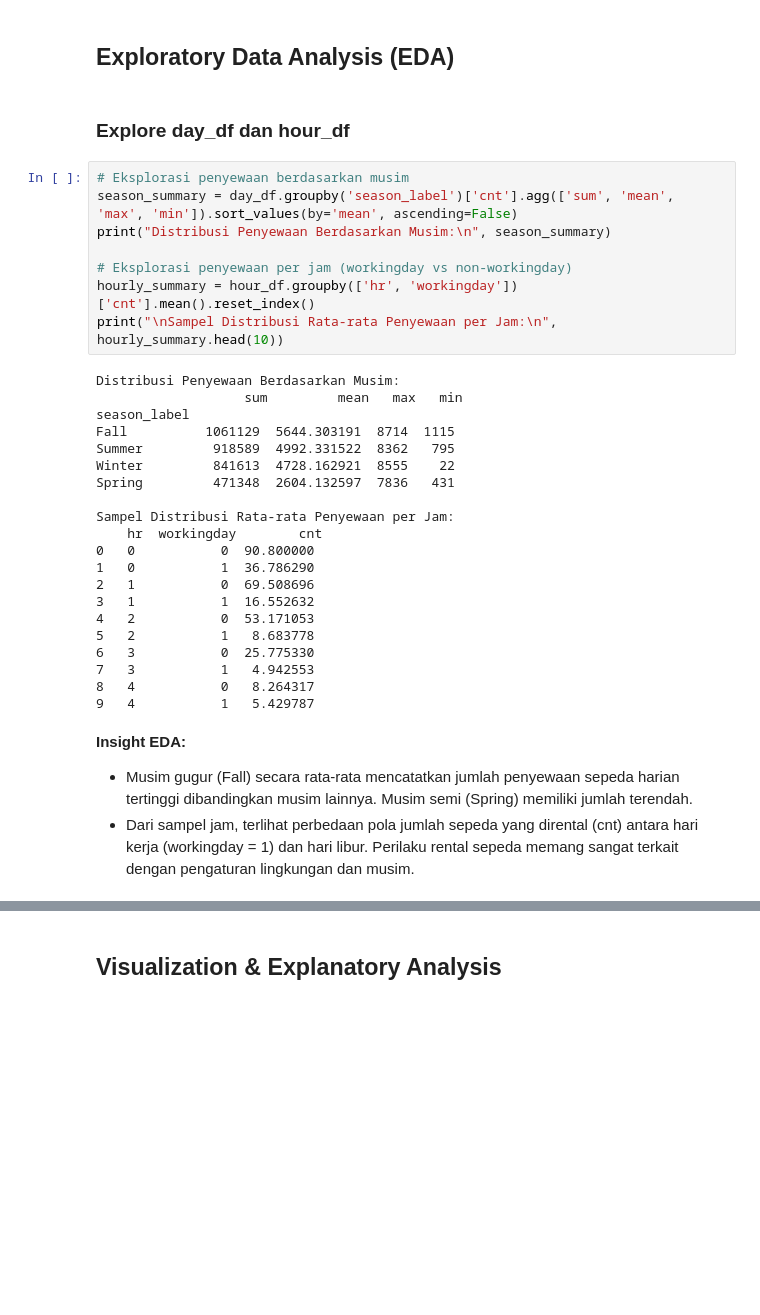
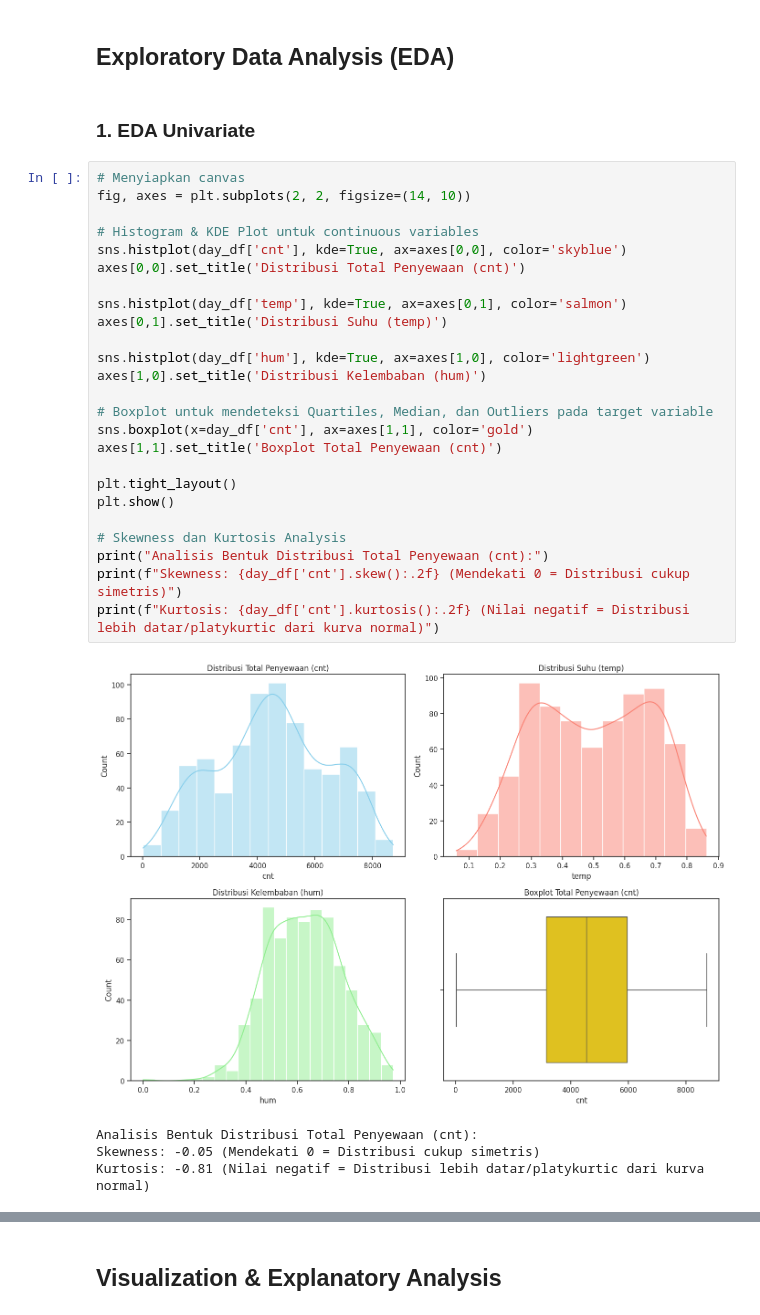
Before and after one commit to AlbertSanggam-231401034/Proyek-Analisis-Data_Albert, a Jupyter notebook: Proyek_Analisis_Data_Albert_Sanggam_Nalom_Sinurat.ipynb, the cells around one changed output, grey strips where cells are left out. Drawn from its saved outputs; the diff is of its cells as text; blank space fills up the shorter version.

```diff
--- a/Proyek_Analisis_Data_Albert_Sanggam_Nalom_Sinurat.ipynb
+++ b/Proyek_Analisis_Data_Albert_Sanggam_Nalom_Sinurat.ipynb
@@ -108,38 +112,35 @@ print(day_df[['dteday', 'season_label', 'weather_label']].head())
 - Kolom kategorikal telah dipetakan dari angka menjadi representasi tekstualnya sesuai dengan informasi dataset, seperti cuaca 1 untuk cuaca cerah dan 4 untuk cuaca ekstrem.
 # %% [markdown]
 ## Exploratory Data Analysis (EDA)
-# %% [markdown]
-### Explore day_df dan hour_df
-# %%
-# Eksplorasi penyewaan berdasarkan musim
-season_summary = day_df.groupby('season_label')['cnt'].agg(['sum', 'mean', 'max', 'min']).sort_values(by='mean', ascending=False)
-print("Distribusi Penyewaan Berdasarkan Musim:\n", season_summary)
-
-# Eksplorasi penyewaan per jam (workingday vs non-workingday)
-hourly_summary = hour_df.groupby(['hr', 'workingday'])['cnt'].mean().reset_index()
-print("\nSampel Distribusi Rata-rata Penyewaan per Jam:\n", hourly_summary.head(10))
-# %% [output]
-Distribusi Penyewaan Berdasarkan Musim:
-                   sum         mean   max   min
-season_label
-Fall          1061129  5644.303191  8714  1115
-Summer         918589  4992.331522  8362   795
-Winter         841613  4728.162921  8555    22
-Spring         471348  2604.132597  7836   431
-
-Sampel Distribusi Rata-rata Penyewaan per Jam:
-    hr  workingday        cnt
-0   0           0  90.800000
-1   0           1  36.786290
-2   1           0  69.508696
-3   1           1  16.552632
-4   2           0  53.171053
-5   2           1   8.683778
-6   3           0  25.775330
-7   3           1   4.942553
-8   4           0   8.264317
-9   4           1   5.429787
-# %% [markdown]
-**Insight EDA:**
-- Musim gugur (Fall) secara rata-rata mencatatkan jumlah penyewaan sepeda harian tertinggi dibandingkan musim lainnya. Musim semi (Spring) memiliki jumlah terendah.
-- Dari sampel jam, terlihat perbedaan pola jumlah sepeda yang dirental (cnt) antara hari kerja (workingday = 1) dan hari libur. Perilaku rental sepeda memang sangat terkait dengan pengaturan lingkungan dan musim.
+# %% [markdown]
+### 1. EDA Univariate
+# %%
+# Menyiapkan canvas
+fig, axes = plt.subplots(2, 2, figsize=(14, 10))
+
+# Histogram & KDE Plot untuk continuous variables
+sns.histplot(day_df['cnt'], kde=True, ax=axes[0,0], color='skyblue')
+axes[0,0].set_title('Distribusi Total Penyewaan (cnt)')
+
+sns.histplot(day_df['temp'], kde=True, ax=axes[0,1], color='salmon')
+axes[0,1].set_title('Distribusi Suhu (temp)')
+
+sns.histplot(day_df['hum'], kde=True, ax=axes[1,0], color='lightgreen')
+axes[1,0].set_title('Distribusi Kelembaban (hum)')
+
+# Boxplot untuk mendeteksi Quartiles, Median, dan Outliers pada target variable
+sns.boxplot(x=day_df['cnt'], ax=axes[1,1], color='gold')
+axes[1,1].set_title('Boxplot Total Penyewaan (cnt)')
+
+plt.tight_layout()
+plt.show()
+
+# Skewness dan Kurtosis Analysis
+print("Analisis Bentuk Distribusi Total Penyewaan (cnt):")
+print(f"Skewness: {day_df['cnt'].skew():.2f} (Mendekati 0 = Distribusi cukup simetris)")
+print(f"Kurtosis: {day_df['cnt'].kurtosis():.2f} (Nilai negatif = Distribusi lebih datar/platykurtic dari kurva normal)")
+# %% [output]
+[figure, added]
+Analisis Bentuk Distribusi Total Penyewaan (cnt):
+Skewness: -0.05 (Mendekati 0 = Distribusi cukup simetris)
+Kurtosis: -0.81 (Nilai negatif = Distribusi lebih datar/platykurtic dari kurva normal)
```
Also changed, not shown: parts of 23 cells of this notebook, 4 other files.
